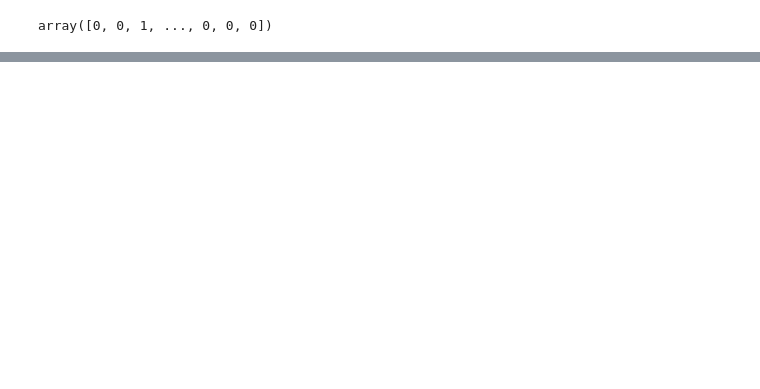
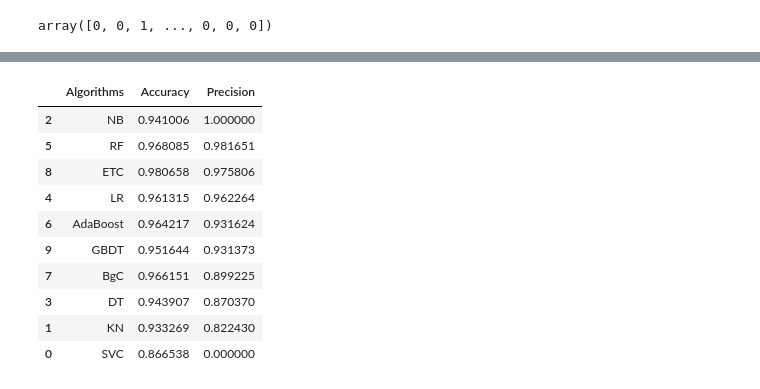
Before and after one commit to Abbracx/Data-Science, a Jupyter notebook: spam-classifier/Email_Spam_SMS_Classification.ipynb, the cells around one changed output, grey strips where cells are left out. Drawn from its saved outputs; the diff is of its cells as text; code cells hidden in the pictures; blank space fills up the shorter version.

```diff
--- a/spam-classifier/Email_Spam_SMS_Classification.ipynb
+++ b/spam-classifier/Email_Spam_SMS_Classification.ipynb
@@ -582,0 +621,8 @@ confusion matrix:
+# %%
+def train_classifier(clf, X_train, y_train, X_test, y_test):
+    clf.fit(X_train, y_train)
+    y_pred = clf.predict(X_test)
+    accuracy = accuracy_score(y_test, y_pred)
+    precision = precision_score(y_test, y_pred)
+
+    return accuracy, precision
@@ -582,0 +664,14 @@ confusion matrix:
+# %%
+performance_df
+# %% [output]
+|  | Algorithms | Accuracy | Precision |
+| 2 | NB | 0.941006 | 1.000000 |
+| 5 | RF | 0.968085 | 0.981651 |
+| 8 | ETC | 0.980658 | 0.975806 |
+| 4 | LR | 0.961315 | 0.962264 |
+| 6 | AdaBoost | 0.964217 | 0.931624 |
+| 9 | GBDT | 0.951644 | 0.931373 |
+| 7 | BgC | 0.966151 | 0.899225 |
+| 3 | DT | 0.943907 | 0.870370 |
+| 1 | KN | 0.933269 | 0.822430 |
+| 0 | SVC | 0.866538 | 0.000000 |
```
Also changed, not shown: parts of 22 cells of this notebook.
